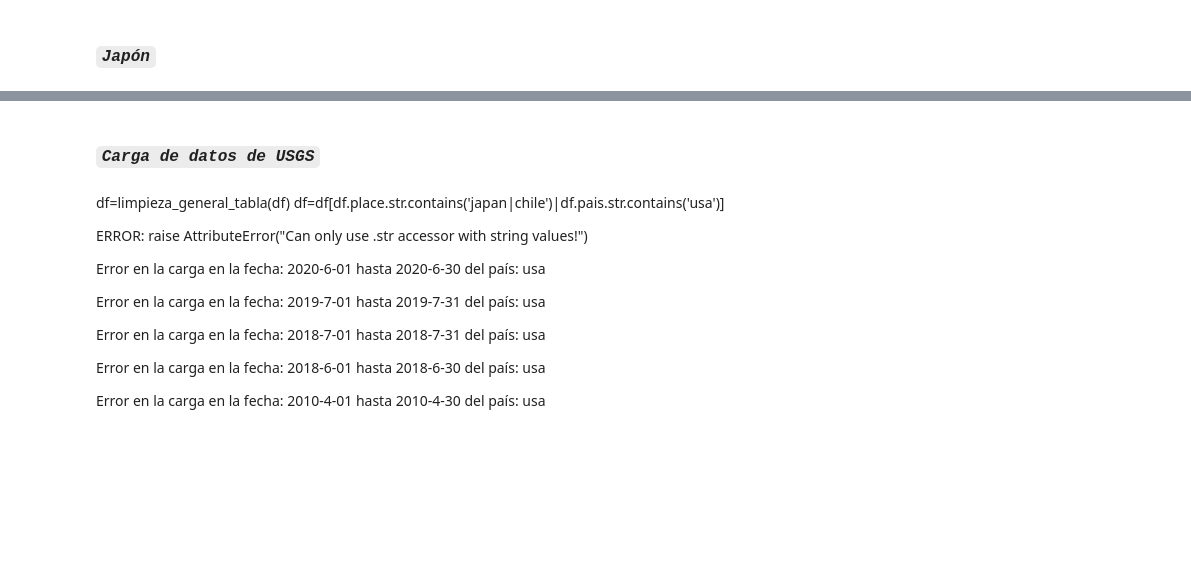
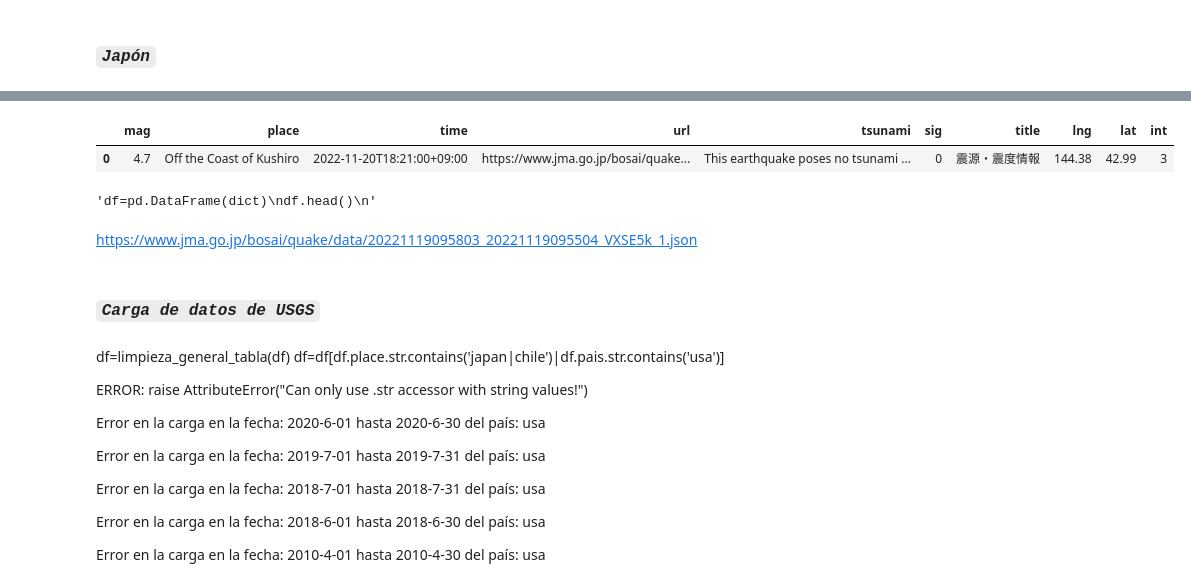
Before and after one commit to oscarmarinoa/Sistema-de-alertas-sismicas---Proyecto-Grupal-DTS04, a Jupyter notebook: python/API-USA.ipynb, the cells around one changed output, grey strips where cells are left out. Cells and saved outputs as stored; diff of their text form; code cells hidden in the pictures; blank space fills up the shorter version.

```diff
--- a/python/API-USA.ipynb
+++ b/python/API-USA.ipynb
@@ -252,0 +464,51 @@ df2'''
+# %%
+#creo dicc vacio
+dict={'mag':[],'place':[],'time':[],'url':[],'tsunami':[],'sig':[],'title':[],'lng':[],'lat':[],'int':[]}
+#pido los últimos sismos
+urlJMAList = "https://www.jma.go.jp/bosai/quake/data/list.json"
+#hago una lista de los últimos sismos
+responseJMAList = requests.get(urlJMAList)
+#la convierto a formato json
+jsonDataJMAList = responseJMAList.json()
+
+i=0
+#recorro la lista y solicito la info a la api
+#for elemento in range(len(jsonDataJMAList)):
+jsonDataJMALastDatetime = jsonDataJMAList[0]["rdt"]
+print(jsonDataJMALastDatetime)
+jsonDataJMALastDatetime = datetime.datetime.strptime(jsonDataJMALastDatetime, '%Y-%m-%dT%H:%M:%S+09:00')
+print(jsonDataJMALastDatetime)
+urlJMAEarthquakeData = "https://www.jma.go.jp/bosai/quake/data/" + jsonDataJMAList[i]["json"]
+print(urlJMAEarthquakeData)
+responseJMAEarthquakeData = requests.get(urlJMAEarthquakeData)
+print(responseJMAEarthquakeData)
+jsonDataJMAEarthquakeData = responseJMAEarthquakeData.json()
+#'mag'
+dict['mag'].append(jsonDataJMAEarthquakeData['Body']['Earthquake']['Magnitude'])
+#'place
+dict['place'].append(jsonDataJMAEarthquakeData['Body']['Earthquake']['Hypocenter']['Area']['enName'] )
+#time
+dict['time'].append(jsonDataJMAEarthquakeData['Head']['ReportDateTime'])
+#url
+dict['url'].append(urlJMAEarthquakeData)
+#tsunami
+dict['tsunami'].append(jsonDataJMAEarthquakeData['Body']['Comments']['ForecastComment']['enText'])
+#sig
+dict['sig'].append(0)
+#title
+dict['title'].append(jsonDataJMAEarthquakeData['Head']['Title'])
+
+#lat, long
+dict['lat'].append(jsonDataJMAEarthquakeData['Body']["Intensity"]["Observation"]["Pref"][0]['Area'][0]['City'][0]['IntensityStation'][0]['latlon']['lat'])
+
+dict['lng'].append(jsonDataJMAEarthquakeData['Body']["Intensity"]["Observation"]["Pref"][0]['Area'][0]['City'][0]['IntensityStation'][0]['latlon']['lon'])
+
+#intensidad:
+dict['int'].append(jsonDataJMAEarthquakeData['Body']["Intensity"]["Observation"]["Pref"][0]['Area'][0]['MaxInt'])
+i+=1
+df=pd.DataFrame(dict)
+display(df.head())
+'''df=pd.DataFrame(dict)
+df.head()
+'''
+# %% [output]
@@ -252,0 +519,3 @@ df2'''
+|  | mag | place | time | url | tsunami | sig | title | lng | lat | int |
+| 0 | 4.7 | Off the Coast of Kushiro | 2022-11-20T18:21:00+09:00 | https://www.jma.go.jp/bosai/quake... | This earthquake poses no tsunami ... | 0 | 震源・震度情報 | 144.38 | 42.99 | 3 |
+'df=pd.DataFrame(dict)\ndf.head()\n'
@@ -253,3 +527,5 @@ df2'''
+# %% [markdown]
+https://www.jma.go.jp/bosai/quake/data/20221119095803_20221119095504_VXSE5k_1.json
 # %% [markdown]
 ### ***`Carga de datos de USGS`***
 # %%
```
Also changed, not shown: parts of 18 cells of this notebook.
